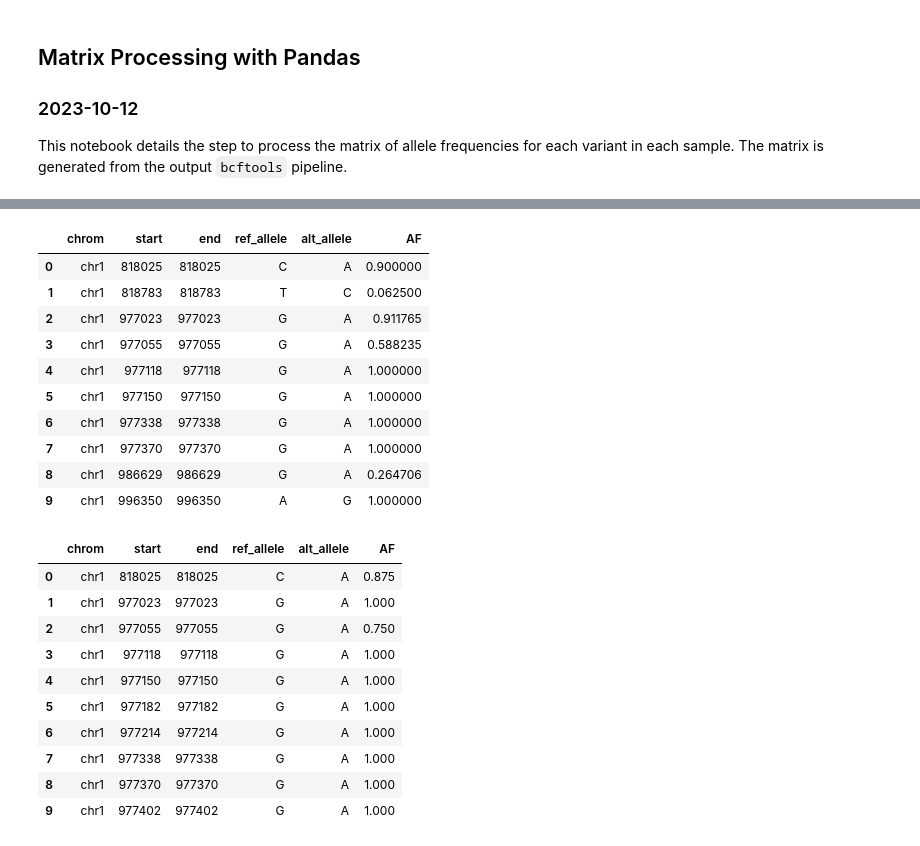
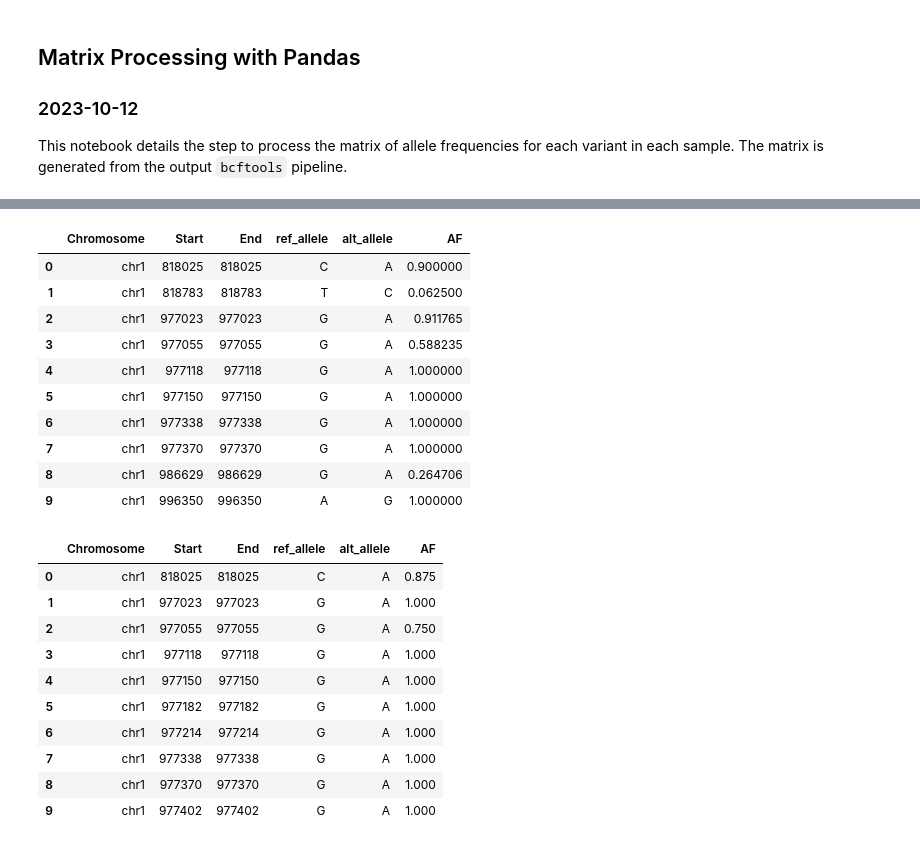
Before and after one commit to sufyazi/variant-calling-analysis, a Jupyter notebook: polars_processing/variant-freq-analysis.ipynb, the cells around one changed output, grey strips where cells are left out. Cells and saved outputs as stored; diff of their text form; code cells hidden in the pictures.

```diff
--- a/polars_processing/variant-freq-analysis.ipynb
+++ b/polars_processing/variant-freq-analysis.ipynb
@@ -99,15 +99,15 @@ df_vcf_lumB.head(n=10)
 # %%
 # load up the vcf file with indels and multiallelic sites split into separate rows
 df_vcf_her2 = pd.read_csv("/scratch/users/ntu/suffiazi/outputs/brca-called-variants-diffmode-AF-query/S6R691V/S6R691V_TFDP1_M08108_2.00_AF-per-site-with-indels.txt", sep="\t")
 # rename columns in the dataframe
-df_vcf_her2 = df_vcf_her2.rename(columns={"#[1]CHROM": "chrom", "[2]POS": "start", "[3]REF": "ref_allele", "[4]ALT": "alt_allele", "[5]AF": "AF"})
+df_vcf_her2 = df_vcf_her2.rename(columns={"#[1]CHROM": "Chromosome", "[2]POS": "Start", "[3]REF": "ref_allele", "[4]ALT": "alt_allele", "[5]AF": "AF"})
 # add a column next to the "start" column called "end" with the same value as the "start" column
-df_vcf_her2.insert(2, "end", df_vcf_her2["start"])
+df_vcf_her2.insert(2, "End", df_vcf_her2["Start"])
 
 df_vcf_her2.head(n=10)
 # df_vcf_her2.shape
 # %% [output]
-|  | chrom | start | end | ref_allele | alt_allele | AF |
+|  | Chromosome | Start | End | ref_allele | alt_allele | AF |
 | 0 | chr1 | 818025 | 818025 | C | A | 0.900000 |
 | 1 | chr1 | 818783 | 818783 | T | C | 0.062500 |
 | 2 | chr1 | 977023 | 977023 | G | A | 0.911765 |
@@ -122,14 +122,14 @@ df_vcf_her2.head(n=10)
 # load up the vcf file with indels and multiallelic sites split into separate rows
 df_vcf_norm = pd.read_csv("/scratch/users/ntu/suffiazi/outputs/brca-called-variants-diffmode-AF-query/2GAMBDQ/2GAMBDQ_TFDP1_M08108_2.00_AF-per-site-with-indels.txt", sep="\t")
 # rename columns in the dataframe
-df_vcf_norm = df_vcf_norm.rename(columns={"#[1]CHROM": "chrom", "[2]POS": "start", "[3]REF": "ref_allele", "[4]ALT": "alt_allele", "[5]AF": "AF"})
+df_vcf_norm = df_vcf_norm.rename(columns={"#[1]CHROM": "Chromosome", "[2]POS": "Start", "[3]REF": "ref_allele", "[4]ALT": "alt_allele", "[5]AF": "AF"})
 # add a column next to the "start" column called "end" with the same value as the "start" column
-df_vcf_norm.insert(2, "end", df_vcf_norm["start"])
+df_vcf_norm.insert(2, "End", df_vcf_norm["Start"])
 
 df_vcf_norm.head(n=10)
 # df_vcf_norm.shape
 # %% [output]
-|  | chrom | start | end | ref_allele | alt_allele | AF |
+|  | Chromosome | Start | End | ref_allele | alt_allele | AF |
 | 0 | chr1 | 818025 | 818025 | C | A | 0.875 |
 | 1 | chr1 | 977023 | 977023 | G | A | 1.000 |
 | 2 | chr1 | 977055 | 977055 | G | A | 0.750 |
```
Also changed, not shown: parts of 7 cells of this notebook.
